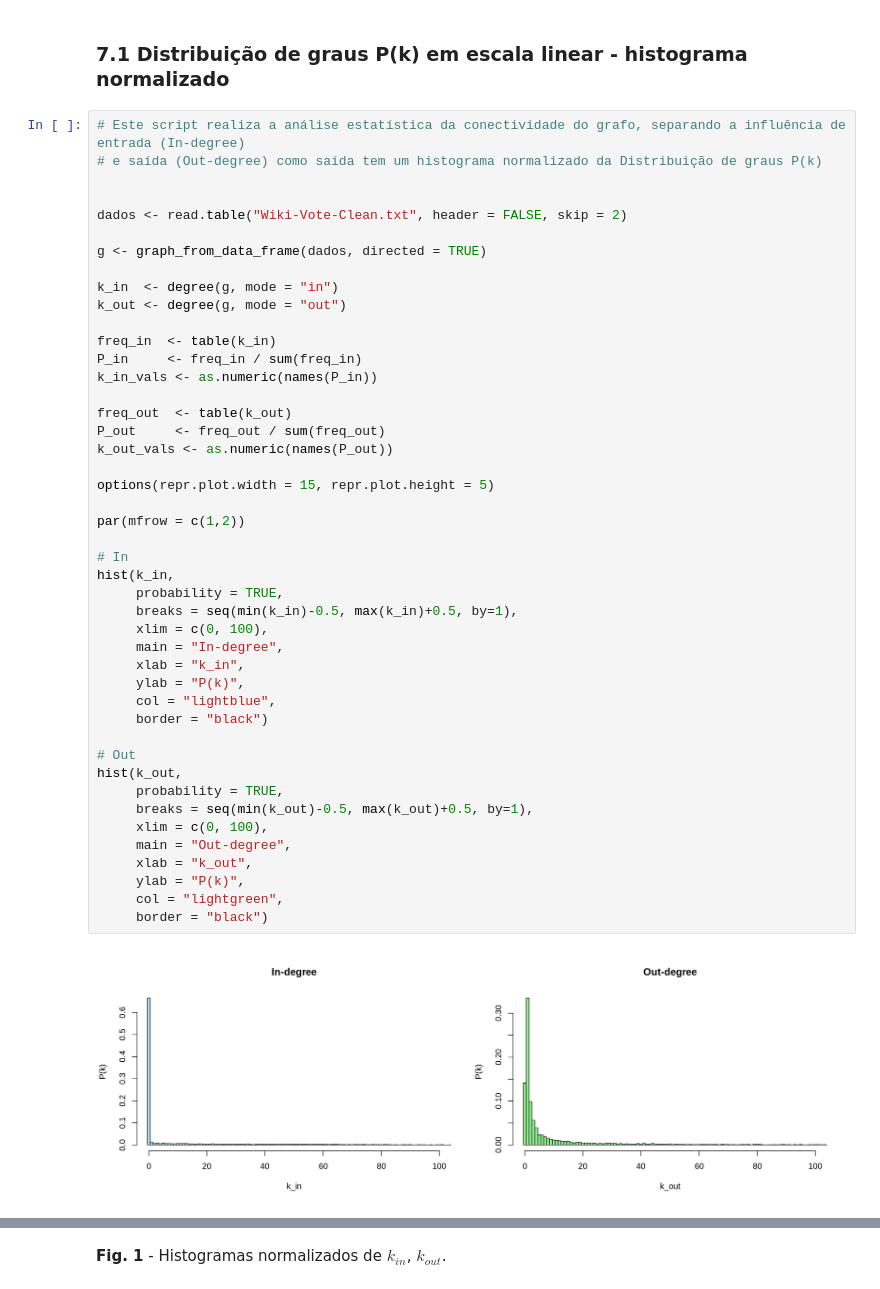
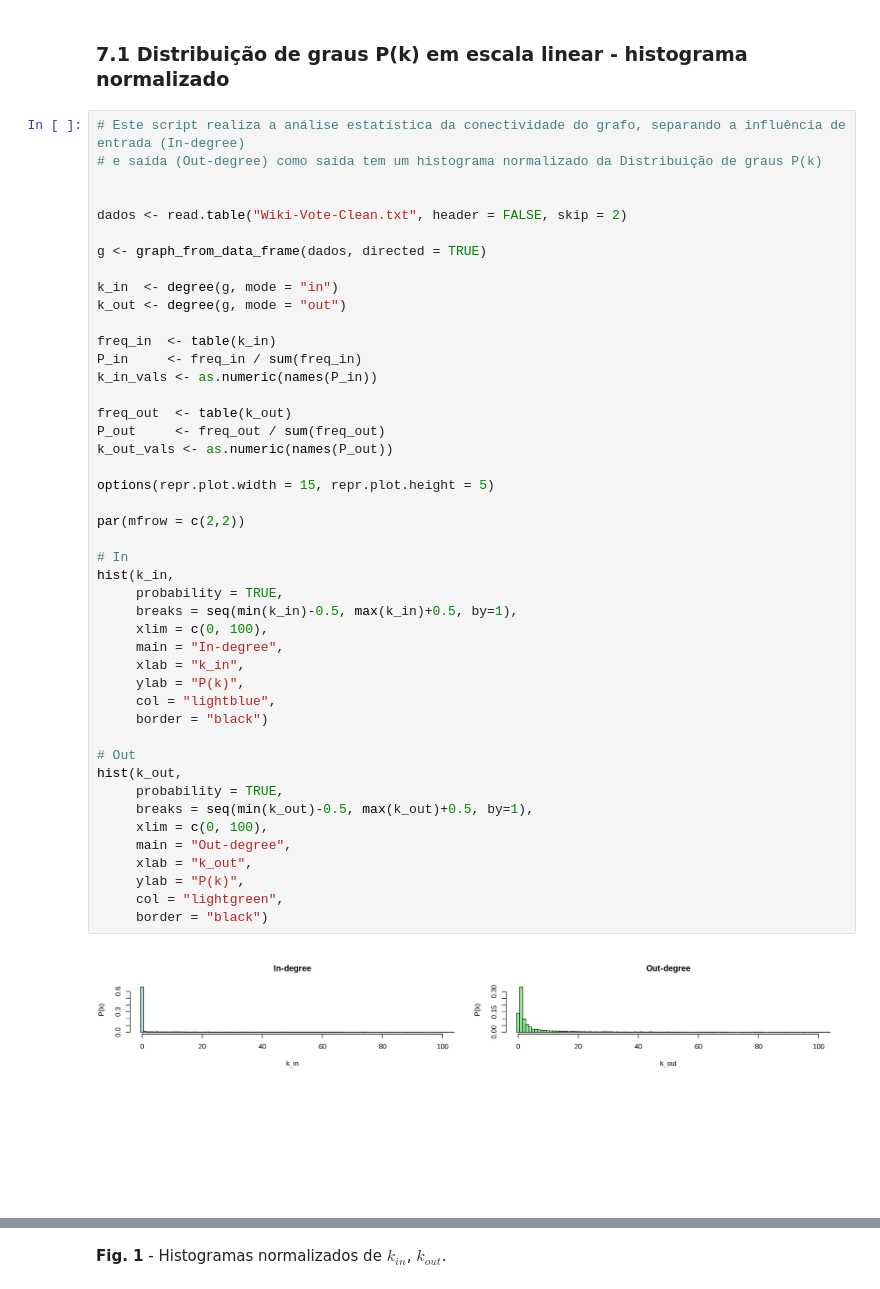
Before and after one commit to marinasantiago1718/WikipediaGraph, a Jupyter notebook: wikiVote.ipynb, the cells around one changed output, grey strips where cells are left out. Drawn from its saved outputs; the diff is of its cells as text.

```diff
--- a/wikiVote.ipynb
+++ b/wikiVote.ipynb
@@ -267,32 +254,32 @@ k_in_vals <- as.numeric(names(P_in))
 
 freq_out  <- table(k_out)
 P_out     <- freq_out / sum(freq_out)
 k_out_vals <- as.numeric(names(P_out))
 
 options(repr.plot.width = 15, repr.plot.height = 5)
 
-par(mfrow = c(1,2))
+par(mfrow = c(2,2))
 
 # In
 hist(k_in,
      probability = TRUE,
      breaks = seq(min(k_in)-0.5, max(k_in)+0.5, by=1),
      xlim = c(0, 100),
      main = "In-degree",
      xlab = "k_in",
      ylab = "P(k)",
      col = "lightblue",
      border = "black")
 
 # Out
 hist(k_out,
      probability = TRUE,
      breaks = seq(min(k_out)-0.5, max(k_out)+0.5, by=1),
      xlim = c(0, 100),
      main = "Out-degree",
      xlab = "k_out",
      ylab = "P(k)",
      col = "lightgreen",
      border = "black")
 # %% [output]
-[figure, old version]
+[figure, new version]
```
Also changed, not shown: parts of 2 cells of this notebook.
